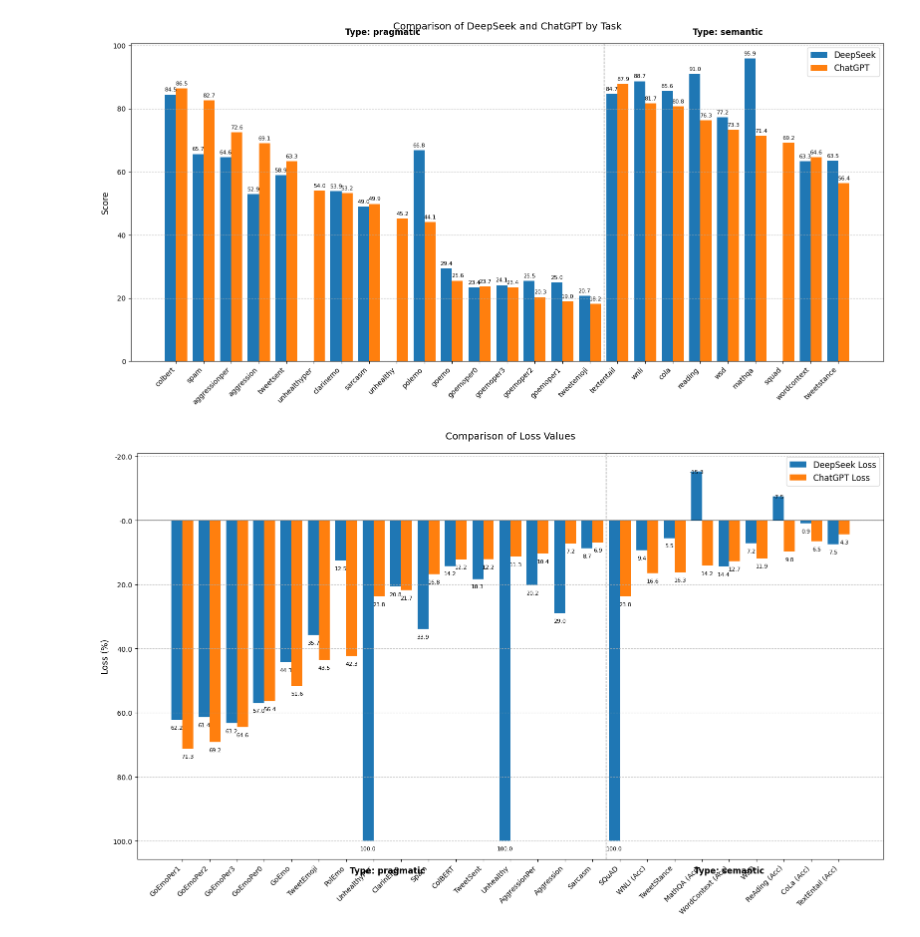
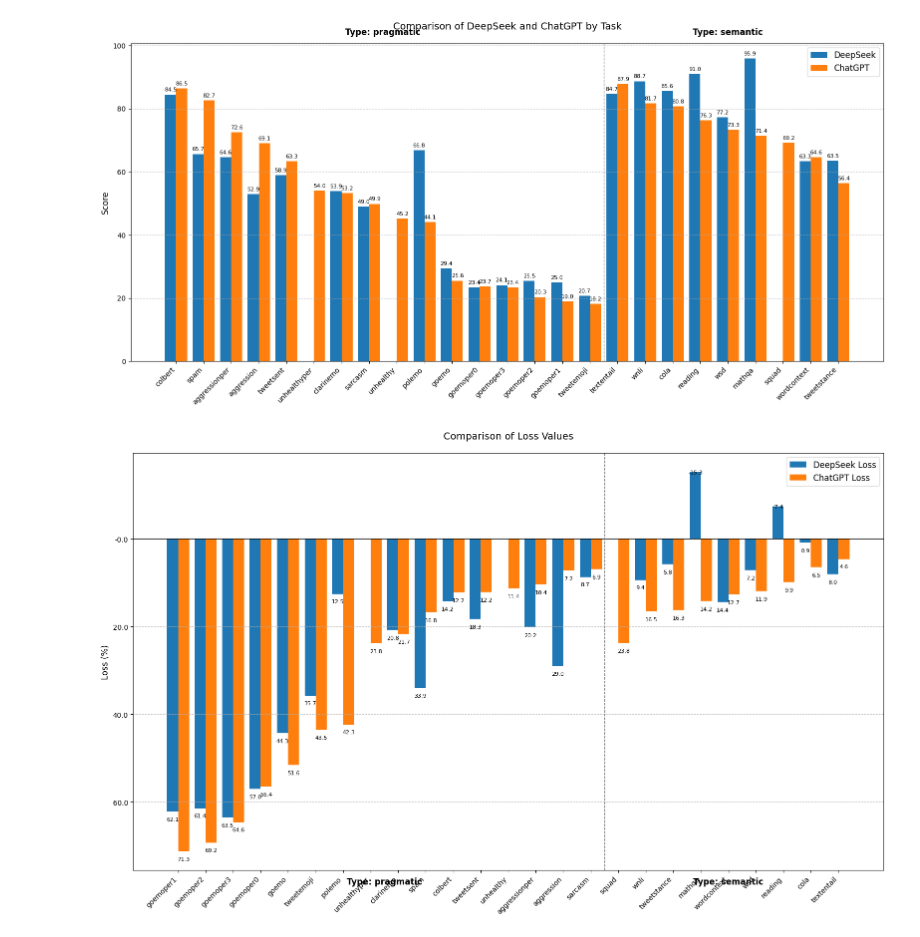
Before and after one commit to ddariath/gpt_deepseek_evaluation, a Jupyter notebook: results.ipynb, the cells around one changed output. Cells and saved outputs as stored; diff of their text form; code cells hidden in the pictures.

```diff
--- a/results.ipynb
+++ b/results.ipynb
@@ -5,7 +5,7 @@ import pandas as pd
 import matplotlib.pyplot as plt
 import numpy as np
 # %%
-df = pd.read_csv('deepseek_evaluation.csv')
+df = pd.read_csv('deepseek_evaluation (1).csv')
 # %%
 accuracy_datasets = ["cola", "wordcontext", "mathqa", "wnli"]
 
@@ -36,3 +36,15 @@ def assign_type(task):
         return "pragmatic"
 
 df['type'] = df['task'].apply(assign_type)
+# %%
+# данные авторов
+sota = [
+    74.5, 81, 86.4, 98.5, 53.6, 99.4, 74, 92.1, 97.9, 90.8, 83.2, 68, 52.8, 54.5, 66.1, 66.1, 66.1, 51, 70.9, 76.4, 32.2, 72.1, 67.4, 84.7, 83.2
+    ]
+df["sota"] = sota
+# %%
+def loss_calculate(sota, model):
+  return 100 * (sota - model) / sota
+# %%
+df['chat_gpt loss'] = df.apply(lambda x: loss_calculate(x.sota, x.ChatGPT), axis=1)
+df['deepseek loss'] = df.apply(lambda x: loss_calculate(x.sota, x.deepseek), axis=1)
@@ -97,11 +111,6 @@ plt.show()
 # %% [output]
 [figure]
 # %%
-#df = pd.read_csv("loss_comparison.csv")
-
-for col in ['deepseek loss', 'chat_gpt loss']:
-    df[col] = df[col].str.replace(',', '.').astype(float)
-
 df_sorted = df.sort_values(by=['type', 'chat_gpt loss'], ascending=[True, False])
 
 plt.figure(figsize=(16, 10))
@@ -139,34 +148,34 @@ current_type = types[0]
 start_pos = 0
 for i, t in enumerate(list(types) + ['']):
     if i == len(types) or t != current_type:
         end_pos = i - 1
         type_positions.append((current_type, (start_pos + end_pos) / 2))
         if i < len(types):
             current_type = t
             start_pos = i
 
 for t, pos in type_positions:
     ax.text(pos, ax.get_ylim()[0] * 1.02, f'Type: {t}',
             ha='center', va='top', fontsize=12, fontweight='bold')
 
 
 def add_labels(rects, original_values):
     for rect, val in zip(rects, original_values):
         height = rect.get_height()
         if val != 0:
             ax.annotate(f'{val:.1f}',
                        xy=(rect.get_x() + rect.get_width() / 2, height),
                        xytext=(0, -15 if height < 0 else 3),
                        textcoords="offset points",
                        ha='center', va='bottom' if height < 0 else 'top', fontsize=8)
 
 add_labels(rects1, df_sorted['deepseek loss'])
 add_labels(rects2, df_sorted['chat_gpt loss'])
 
 plt.tight_layout()
 plt.show()
 # %% [output]
-[figure, old version]
+[figure, new version]
 # %%
 df
 # %% [output]
```
Also changed, not shown: parts of 2 cells of this notebook, 1 other file.
